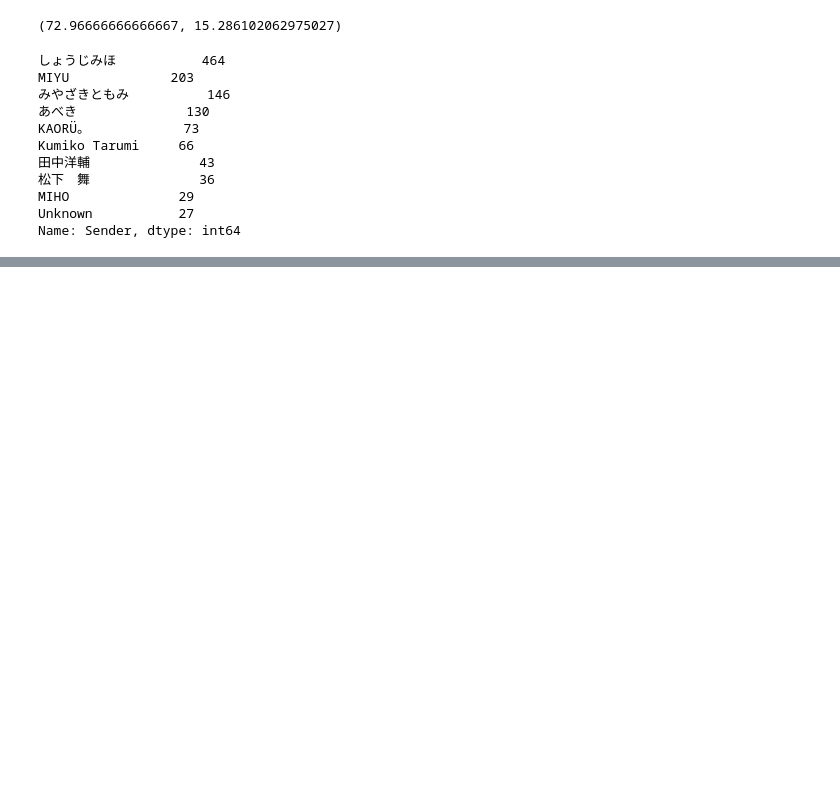
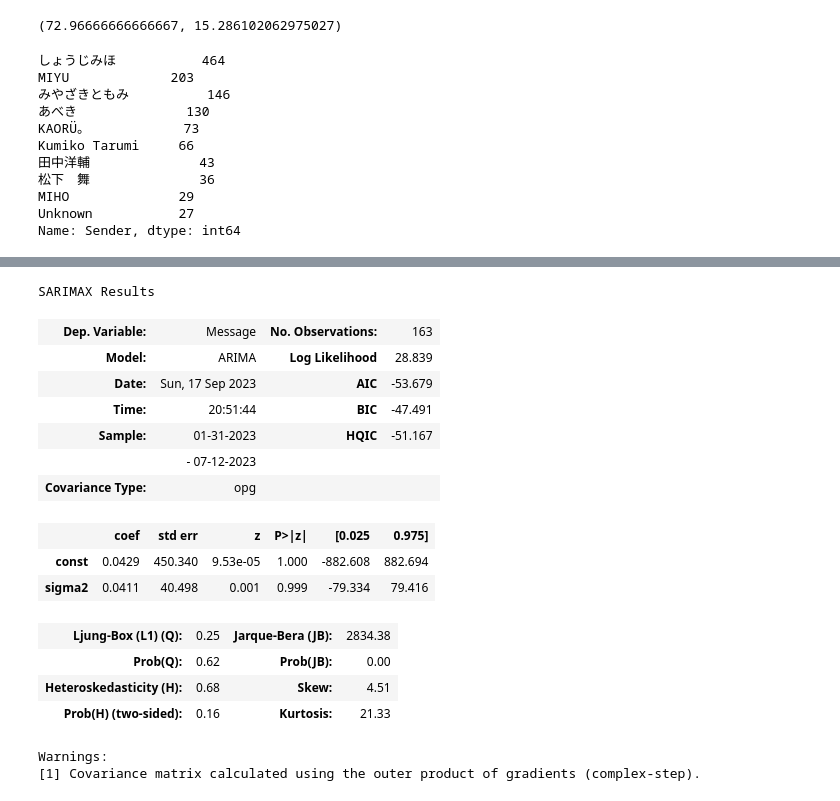
Before and after one commit to engalejandrovargas/McDonalds-absence-ML-analysis, a Jupyter notebook: Untitled.ipynb, the cells around one changed output, grey strips where cells are left out. Cells and saved outputs as stored; diff of their text form; code cells hidden in the pictures; blank space fills up the shorter version.

```diff
--- a/Untitled.ipynb
+++ b/Untitled.ipynb
@@ -295,0 +489,27 @@ SyntaxError: unexpected EOF while parsing (3431501678.py, line 2)
+# %%
+from statsmodels.tsa.arima.model import ARIMA
+
+# Fitting the ARIMA(0,0,0) model to the training data
+arima_model = ARIMA(train_sushmita, order=(0, 0, 0))
+arima_fit = arima_model.fit()
+
+# Displaying the model summary
+arima_fit.summary()
+# %% [output]
+SARIMAX Results
+| Dep. Variable: | Message | No. Observations: | 163 |
+| Model: | ARIMA | Log Likelihood | 28.839 |
+| Date: | Sun, 17 Sep 2023 | AIC | -53.679 |
+| Time: | 20:51:44 | BIC | -47.491 |
+| Sample: | 01-31-2023 | HQIC | -51.167 |
+|  | - 07-12-2023 |  |  |
+| Covariance Type: | opg |  |  |
+|  | coef | std err | z | P>|z| | [0.025 | 0.975] |
+| const | 0.0429 | 450.340 | 9.53e-05 | 1.000 | -882.608 | 882.694 |
+| sigma2 | 0.0411 | 40.498 | 0.001 | 0.999 | -79.334 | 79.416 |
+| Ljung-Box (L1) (Q): | 0.25 | Jarque-Bera (JB): | 2834.38 |
+| Prob(Q): | 0.62 | Prob(JB): | 0.00 |
+| Heteroskedasticity (H): | 0.68 | Skew: | 4.51 |
+| Prob(H) (two-sided): | 0.16 | Kurtosis: | 21.33 |
+Warnings:
+[1] Covariance matrix calculated using the outer product of gradients (complex-step).
```
Also changed, not shown: parts of 14 cells of this notebook, 1 other file.
